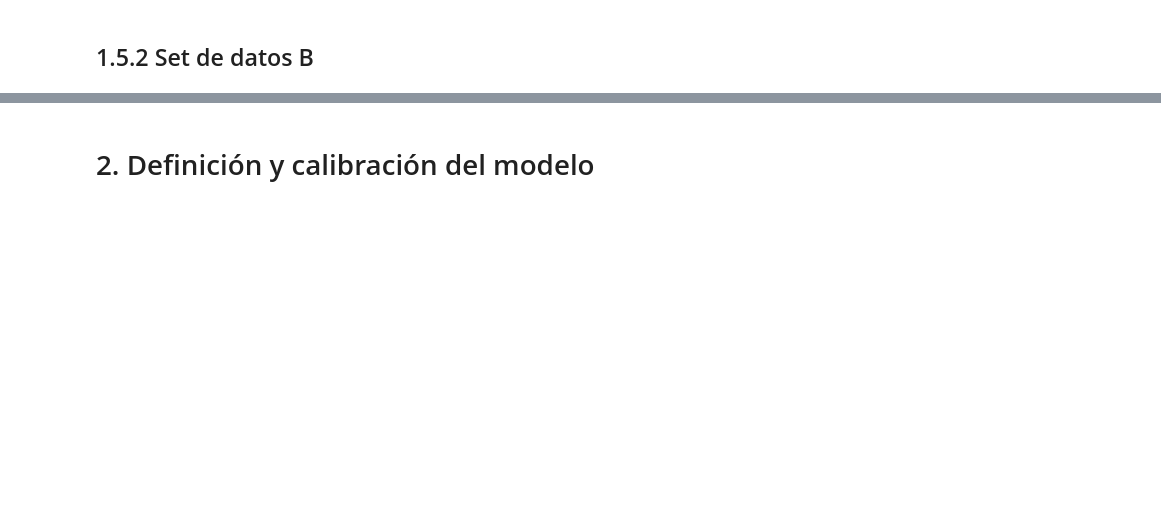
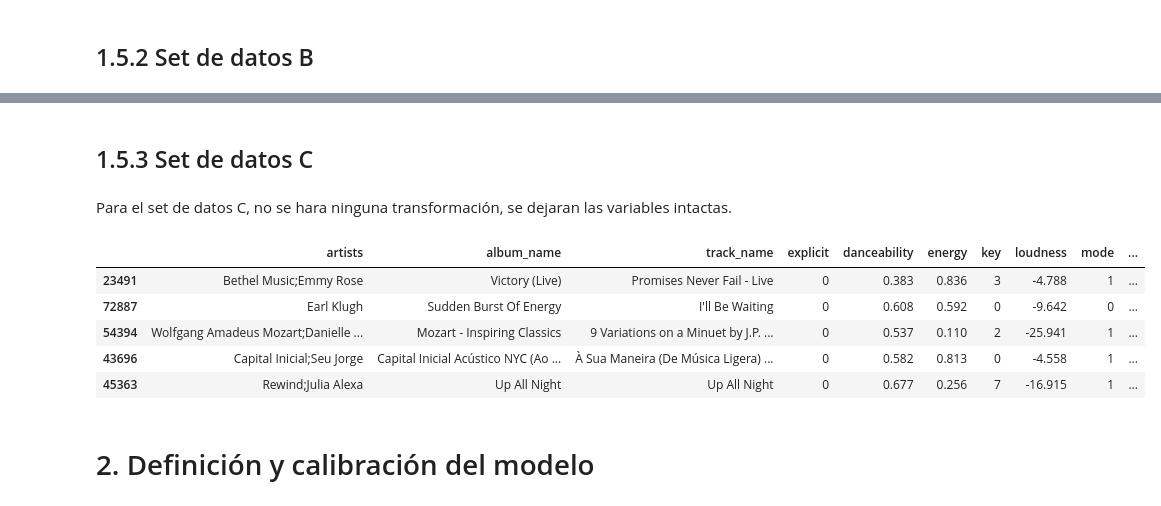
Before and after one commit to JohanManjarresMIAD/JohanManjarresMIAD-JohanManjarresMIAD-MIAD_ML_NLP_2026-Grupo_26, a Jupyter notebook: Semana 3/S3P1_proyecto1_v2.ipynb, the cells around one changed output, grey strips where cells are left out. Cells and saved outputs as stored; diff of their text form; code cells hidden in the pictures; blank space fills up the shorter version.

```diff
--- a/Semana 3/S3P1_proyecto1_v2.ipynb
+++ b/Semana 3/S3P1_proyecto1_v2.ipynb
@@ -340,3 +392,17 @@ display(X_train_B.head())
+# %% [markdown]
+## 1.5.3 Set de datos C
+# %%
+display(Markdown(f"""Para el set de datos C, no se hara ninguna transformación, se dejaran las variables intactas."""))
+
+display(X_train_C.head())
+# %% [output]
+Para el set de datos C, no se hara ninguna transformación, se dejaran las variables intactas.
+|  | artists | album_name | track_name | explicit | danceability | energy | key | loudness | mode | ... |
+| 23491 | Bethel Music;Emmy Rose | Victory (Live) | Promises Never Fail - Live | 0 | 0.383 | 0.836 | 3 | -4.788 | 1 | ... |
+| 72887 | Earl Klugh | Sudden Burst Of Energy | I'll Be Waiting | 0 | 0.608 | 0.592 | 0 | -9.642 | 0 | ... |
+| 54394 | Wolfgang Amadeus Mozart;Danielle ... | Mozart - Inspiring Classics | 9 Variations on a Minuet by J.P. ... | 0 | 0.537 | 0.110 | 2 | -25.941 | 1 | ... |
+| 43696 | Capital Inicial;Seu Jorge | Capital Inicial Acústico NYC (Ao ... | À Sua Maneira (De Música Ligera) ... | 0 | 0.582 | 0.813 | 0 | -4.558 | 1 | ... |
+| 45363 | Rewind;Julia Alexa | Up All Night | Up All Night | 0 | 0.677 | 0.256 | 7 | -16.915 | 1 | ... |
 # %% [markdown]
 # 2. Definición y calibración del modelo
 # %%
```
Also changed, not shown: parts of 9 cells of this notebook, 1 other file.
